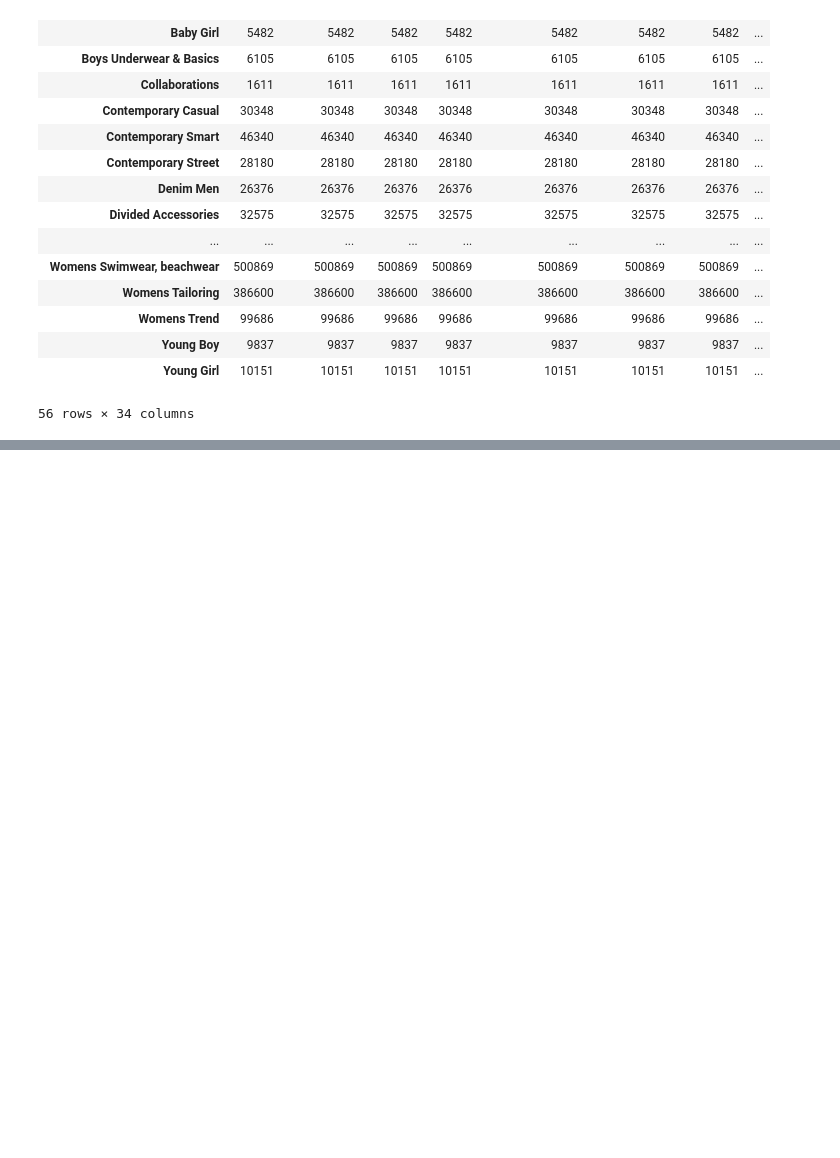
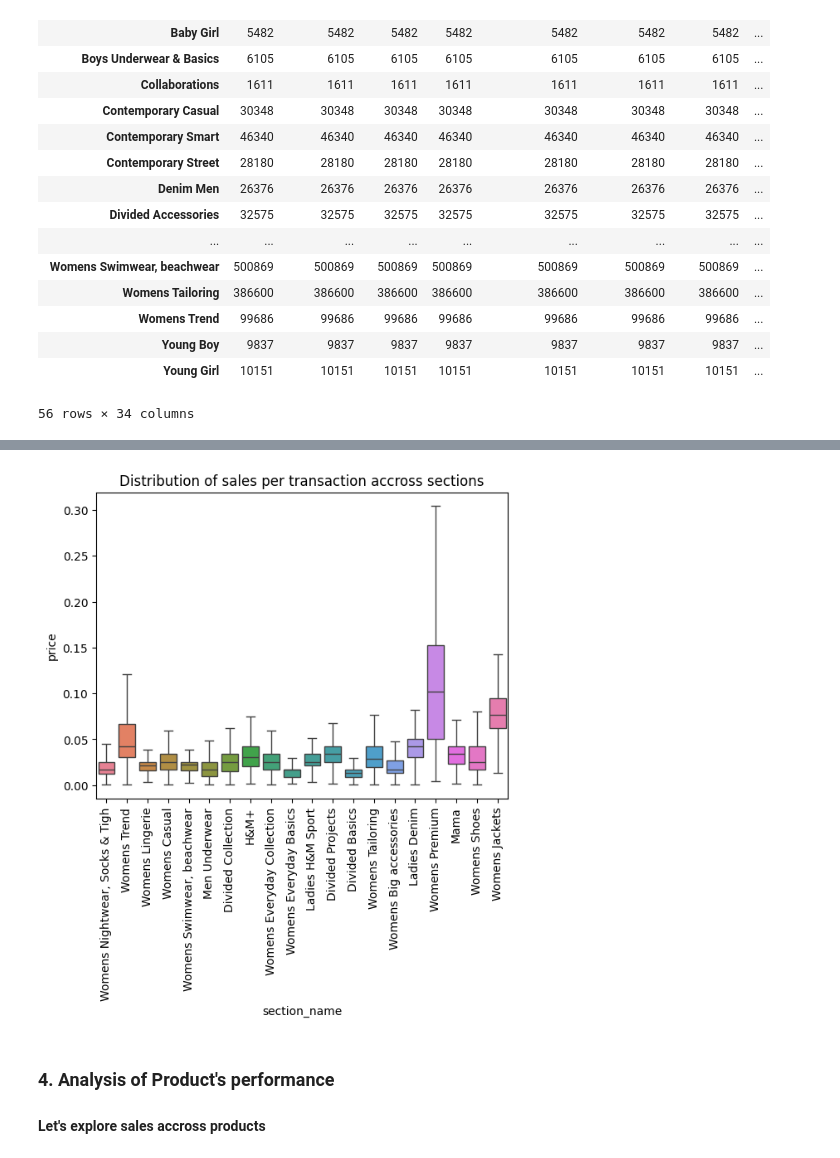
Before and after one commit to thousandoaks/Maths4DS-I, a Jupyter notebook: notebooks/RetailLab_ContinuousDistributions.ipynb, the cells around one changed output, grey strips where cells are left out. Cells and saved outputs as stored; diff of their text form; code cells hidden in the pictures; blank space fills up the shorter version.

```diff
--- a/notebooks/RetailLab_ContinuousDistributions.ipynb
+++ b/notebooks/RetailLab_ContinuousDistributions.ipynb
@@ -408,0 +341,14 @@ Name: price, dtype: float64
+# %%
+### due to performance reasons we consider only the top 20 departments for the following visualization
+Top20Sections=TransactionsAndArticlesAndCustomersGroupbySection.head(20).index
+
+Top20SectionFilter=TransactionsAndArticles['section_name'].isin(Top20Sections)
+# %%
+g=sns.boxplot(data=TransactionsAndArticles[Top20SectionFilter],x='section_name',y='price',showfliers=False,palette='husl')
+g.set_title('Distribution of sales per transaction accross sections');
+g.set_xticklabels(g.get_xticklabels(), rotation=90);
+# %% [output]
+[figure, added]
+# %% [markdown]
+### 4. Analysis of Product's performance
+#### Let's explore sales accross products
```
Also changed, not shown: parts of 49 cells of this notebook.
